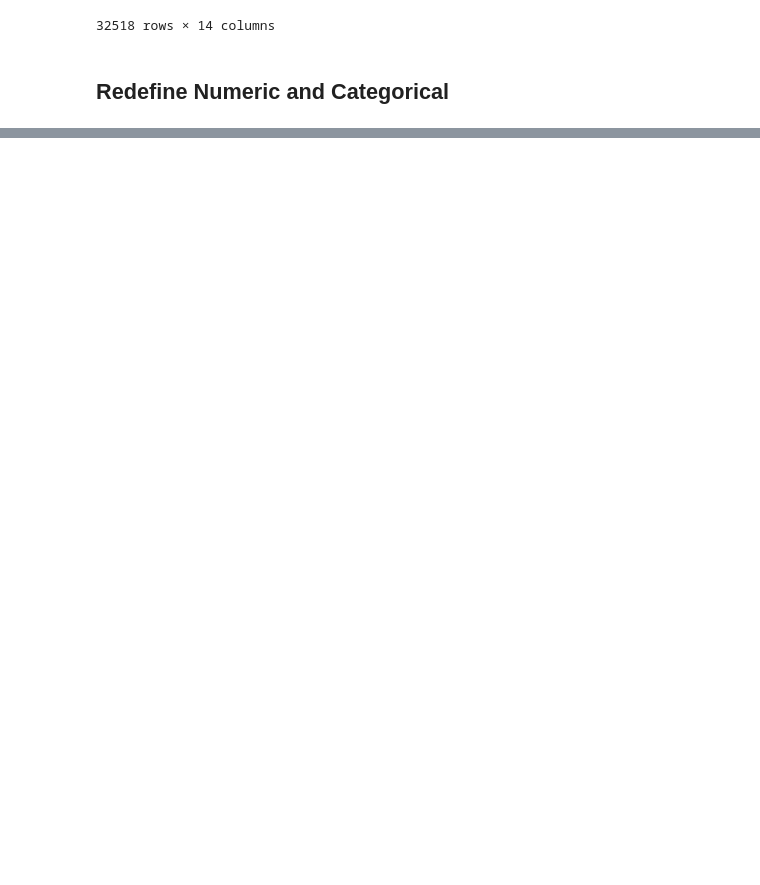
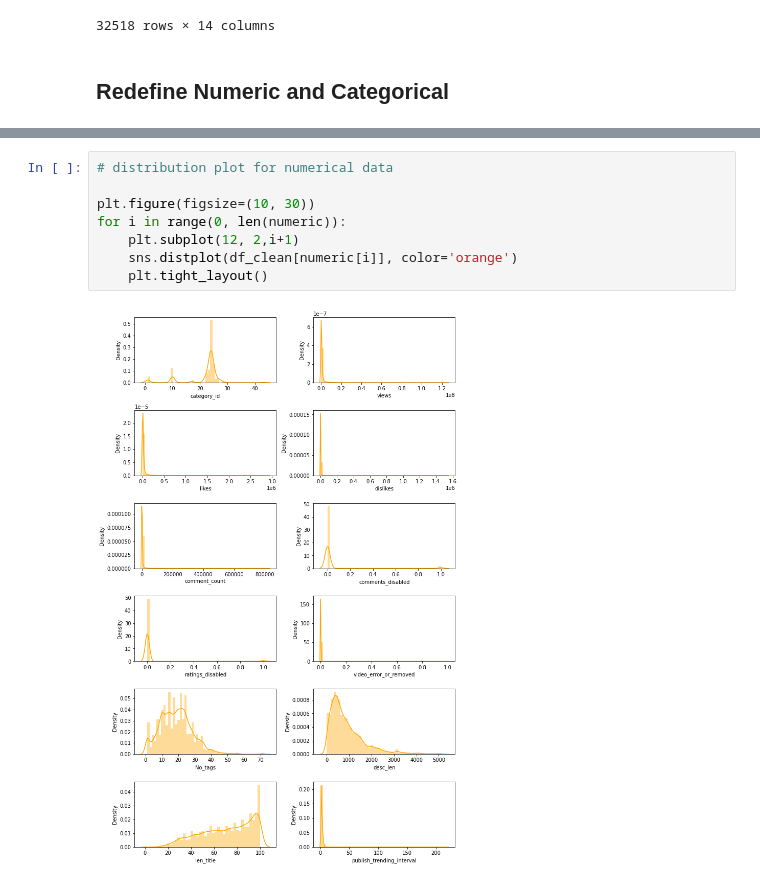
Before and after one commit to dinalnaveen/Analyse-the-relationship-between-metrics-of-YouTube-based-on-YouTube-analytics-by-applying-the-machi, a Jupyter notebook: YouTube Video Views Prediction.ipynb, the cells around one changed output, grey strips where cells are left out. Saved outputs shown, nothing was run; the diff lists cells and outputs as text; blank space fills up the shorter version.

```diff
--- a/YouTube Video Views Prediction.ipynb
+++ b/YouTube Video Views Prediction.ipynb
@@ -384,0 +399,10 @@ categorical
+# %%
+# distribution plot for numerical data
+
+plt.figure(figsize=(10, 30))
+for i in range(0, len(numeric)):
+    plt.subplot(12, 2,i+1)
+    sns.distplot(df_clean[numeric[i]], color='orange')
+    plt.tight_layout()
+# %% [output]
+[figure, added]
```
Also changed, not shown: parts of 15 cells of this notebook, 1 other file.
